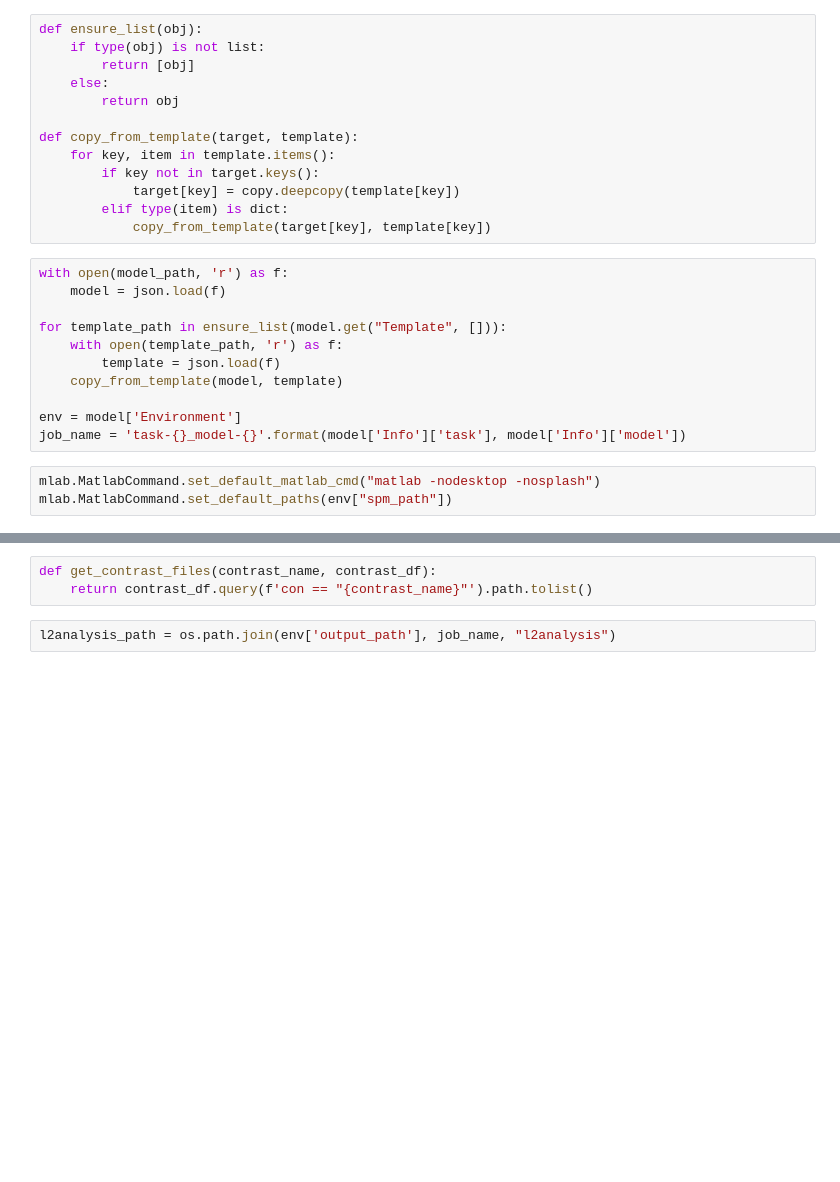
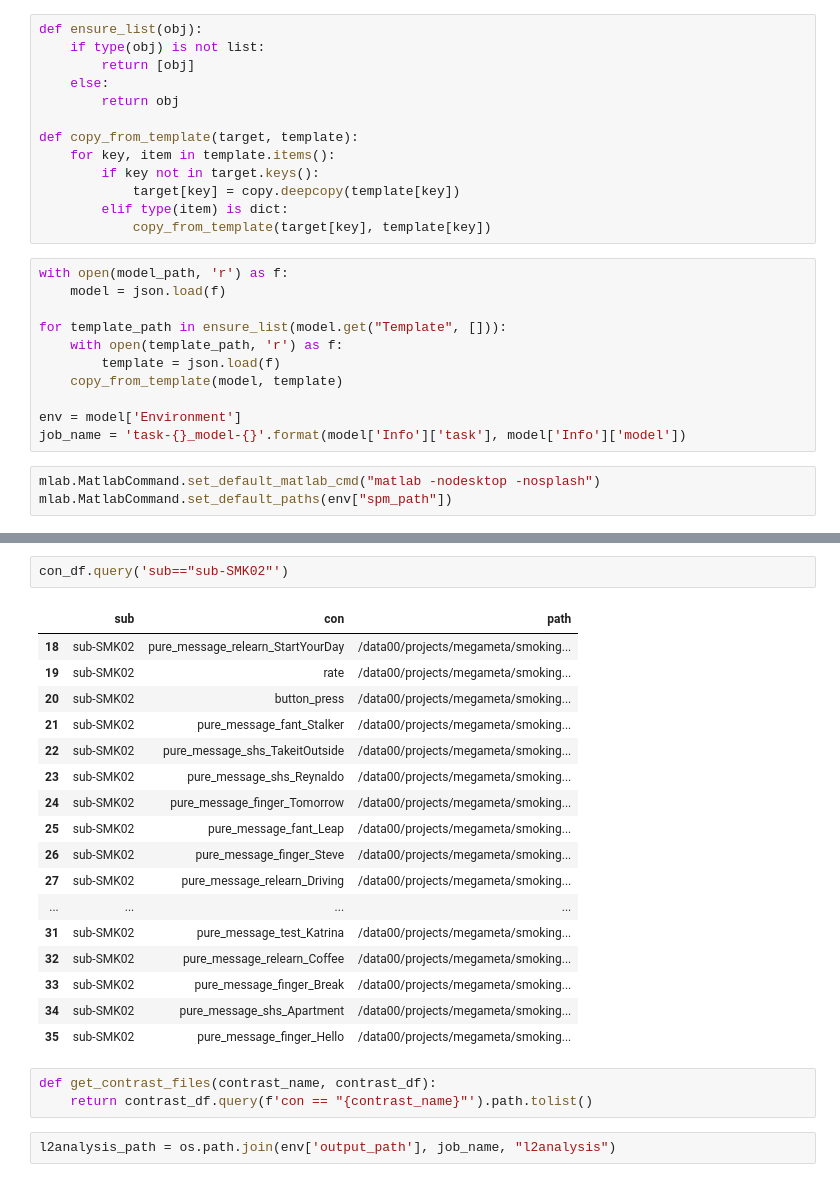
Before and after one commit to cnlab/cnlab_pipeline, a Jupyter notebook: cnlab/GLM/l2analysis_notebook.ipynb, the cells around one changed output, grey strips where cells are left out. Cells and saved outputs as stored; diff of their text form; blank space fills up the shorter version.

```diff
--- a/cnlab/GLM/l2analysis_notebook.ipynb
+++ b/cnlab/GLM/l2analysis_notebook.ipynb
@@ -88,3 +115,23 @@ Aggregating contrast files...
+# %%
+con_df.query('sub=="sub-SMK02"')
+# %% [output]
+|  | sub | con | path |
+| 18 | sub-SMK02 | pure_message_relearn_StartYourDay | /data00/projects/megameta/smoking... |
+| 19 | sub-SMK02 | rate | /data00/projects/megameta/smoking... |
+| 20 | sub-SMK02 | button_press | /data00/projects/megameta/smoking... |
+| 21 | sub-SMK02 | pure_message_fant_Stalker | /data00/projects/megameta/smoking... |
+| 22 | sub-SMK02 | pure_message_shs_TakeitOutside | /data00/projects/megameta/smoking... |
+| 23 | sub-SMK02 | pure_message_shs_Reynaldo | /data00/projects/megameta/smoking... |
+| 24 | sub-SMK02 | pure_message_finger_Tomorrow | /data00/projects/megameta/smoking... |
+| 25 | sub-SMK02 | pure_message_fant_Leap | /data00/projects/megameta/smoking... |
+| 26 | sub-SMK02 | pure_message_finger_Steve | /data00/projects/megameta/smoking... |
+| 27 | sub-SMK02 | pure_message_relearn_Driving | /data00/projects/megameta/smoking... |
+| ... | ... | ... | ... |
+| 31 | sub-SMK02 | pure_message_test_Katrina | /data00/projects/megameta/smoking... |
+| 32 | sub-SMK02 | pure_message_relearn_Coffee | /data00/projects/megameta/smoking... |
+| 33 | sub-SMK02 | pure_message_finger_Break | /data00/projects/megameta/smoking... |
+| 34 | sub-SMK02 | pure_message_shs_Apartment | /data00/projects/megameta/smoking... |
+| 35 | sub-SMK02 | pure_message_finger_Hello | /data00/projects/megameta/smoking... |
 # %%
 def get_contrast_files(contrast_name, contrast_df):
     return contrast_df.query(f'con == "{contrast_name}"').path.tolist()
```
Also changed, not shown: parts of 8 cells of this notebook, 1 other file.
